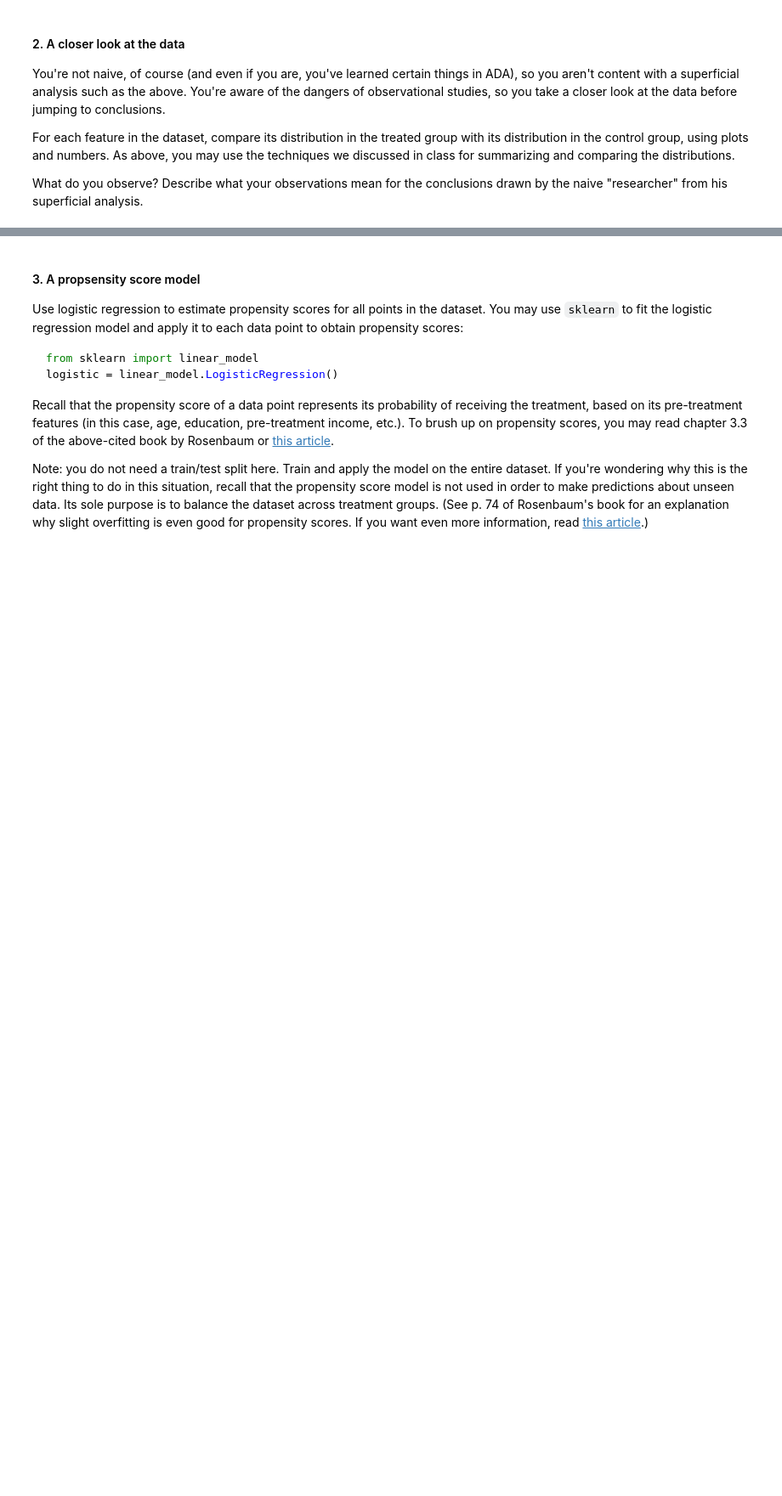
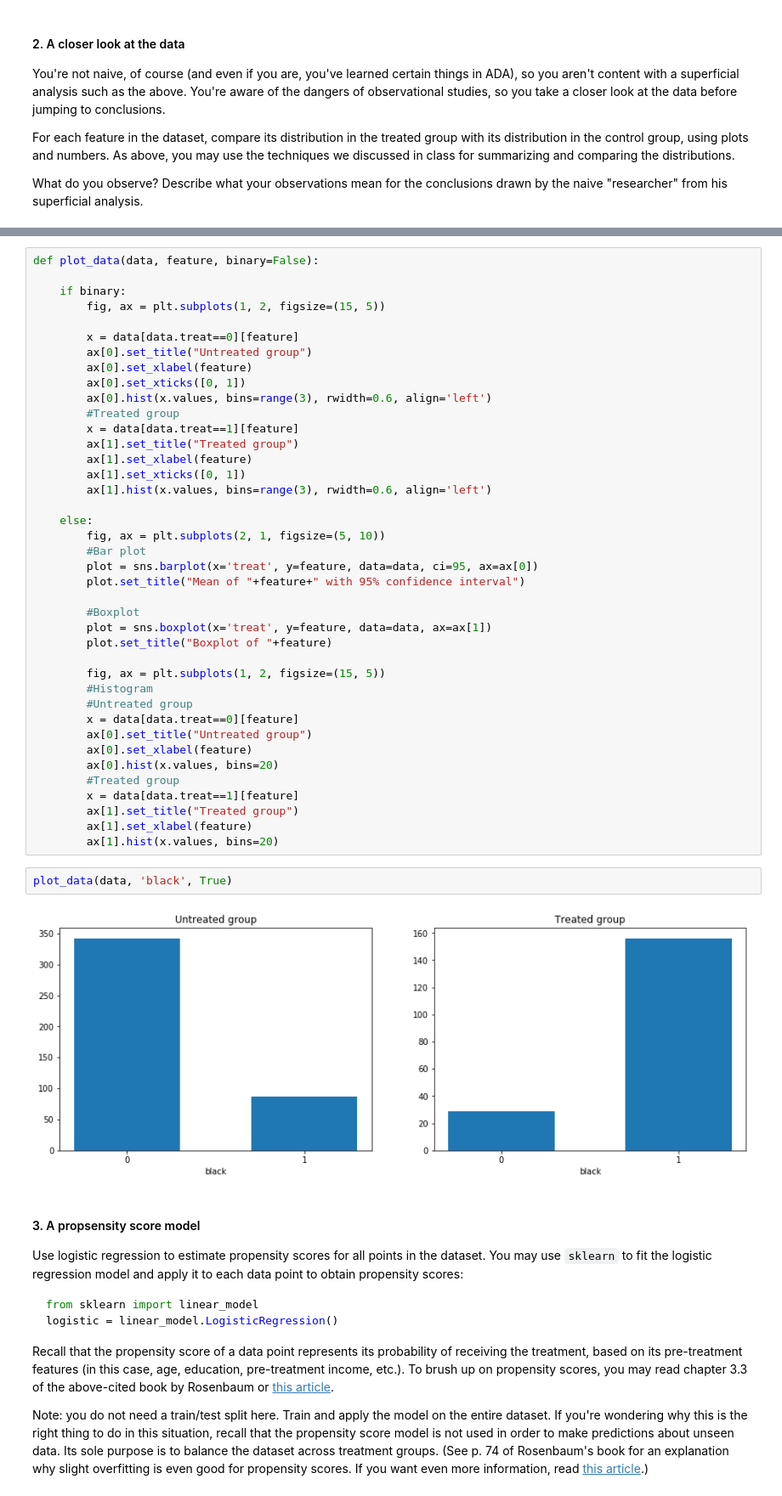
Before and after one commit to mj2905/ProjectMYP, a Jupyter notebook: HW4/Homework 4 Yves.ipynb, the cells around one changed output, grey strips where cells are left out. Shown: that part at 85% size. Cells and saved outputs as stored; diff of their text form; blank space fills up the shorter version.

```diff
--- a/HW4/Homework 4 Yves.ipynb
+++ b/HW4/Homework 4 Yves.ipynb
@@ -154,3 +163,47 @@ Describe what your observations mean for the conclusions drawn by the naive "res
+# %%
+def plot_data(data, feature, binary=False):
+
+    if binary:
+        fig, ax = plt.subplots(1, 2, figsize=(15, 5))
+
+        x = data[data.treat==0][feature]
+        ax[0].set_title("Untreated group")
+        ax[0].set_xlabel(feature)
+        ax[0].set_xticks([0, 1])
+        ax[0].hist(x.values, bins=range(3), rwidth=0.6, align='left')
+        #Treated group
+        x = data[data.treat==1][feature]
+        ax[1].set_title("Treated group")
+        ax[1].set_xlabel(feature)
+        ax[1].set_xticks([0, 1])
+        ax[1].hist(x.values, bins=range(3), rwidth=0.6, align='left')
+
+    else:
+        fig, ax = plt.subplots(2, 1, figsize=(5, 10))
+        #Bar plot
+        plot = sns.barplot(x='treat', y=feature, data=data, ci=95, ax=ax[0])
+        plot.set_title("Mean of "+feature+" with 95% confidence interval")
+
+        #Boxplot
+        plot = sns.boxplot(x='treat', y=feature, data=data, ax=ax[1])
+        plot.set_title("Boxplot of "+feature)
+
+        fig, ax = plt.subplots(1, 2, figsize=(15, 5))
+        #Histogram
+        #Untreated group
+        x = data[data.treat==0][feature]
+        ax[0].set_title("Untreated group")
+        ax[0].set_xlabel(feature)
+        ax[0].hist(x.values, bins=20)
+        #Treated group
+        x = data[data.treat==1][feature]
+        ax[1].set_title("Treated group")
+        ax[1].set_xlabel(feature)
+        ax[1].hist(x.values, bins=20)
+# %%
+plot_data(data, 'black', True)
+# %% [output]
+[figure, added]
 # %% [markdown]
 #### 3. A propsensity score model
 
```
Also changed, not shown: parts of 1 cell of this notebook.
